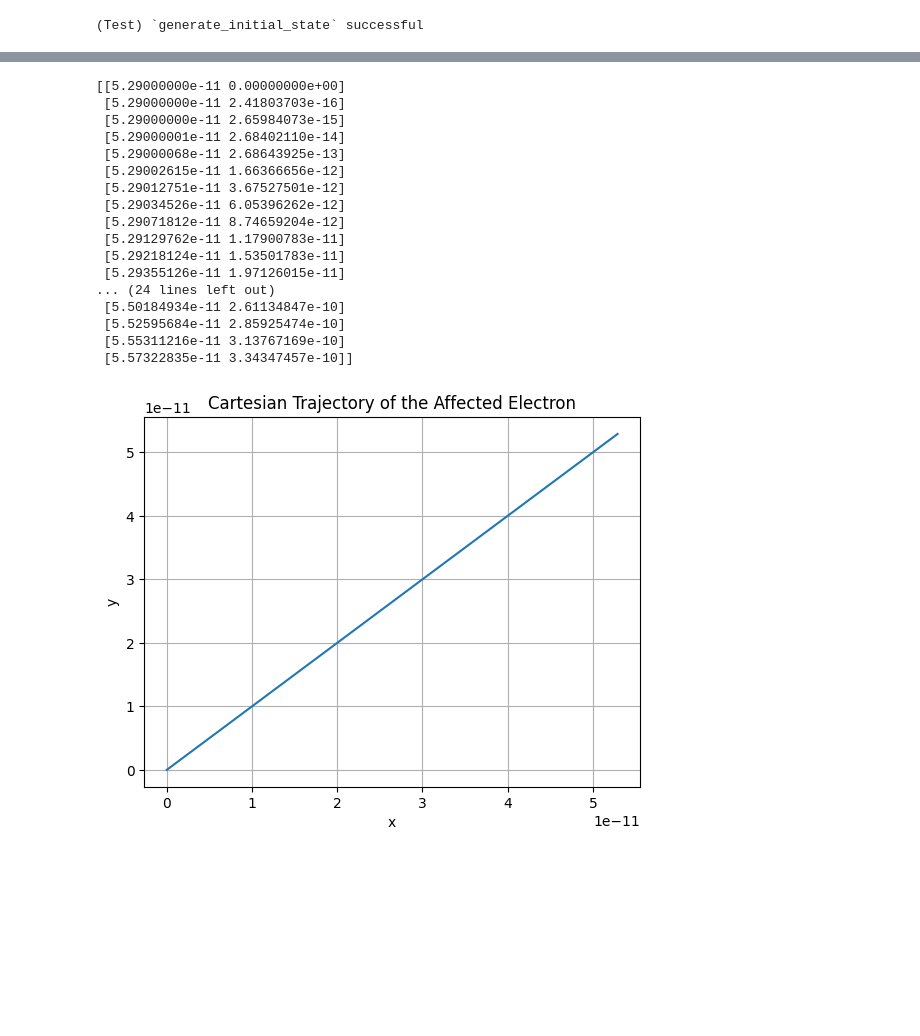
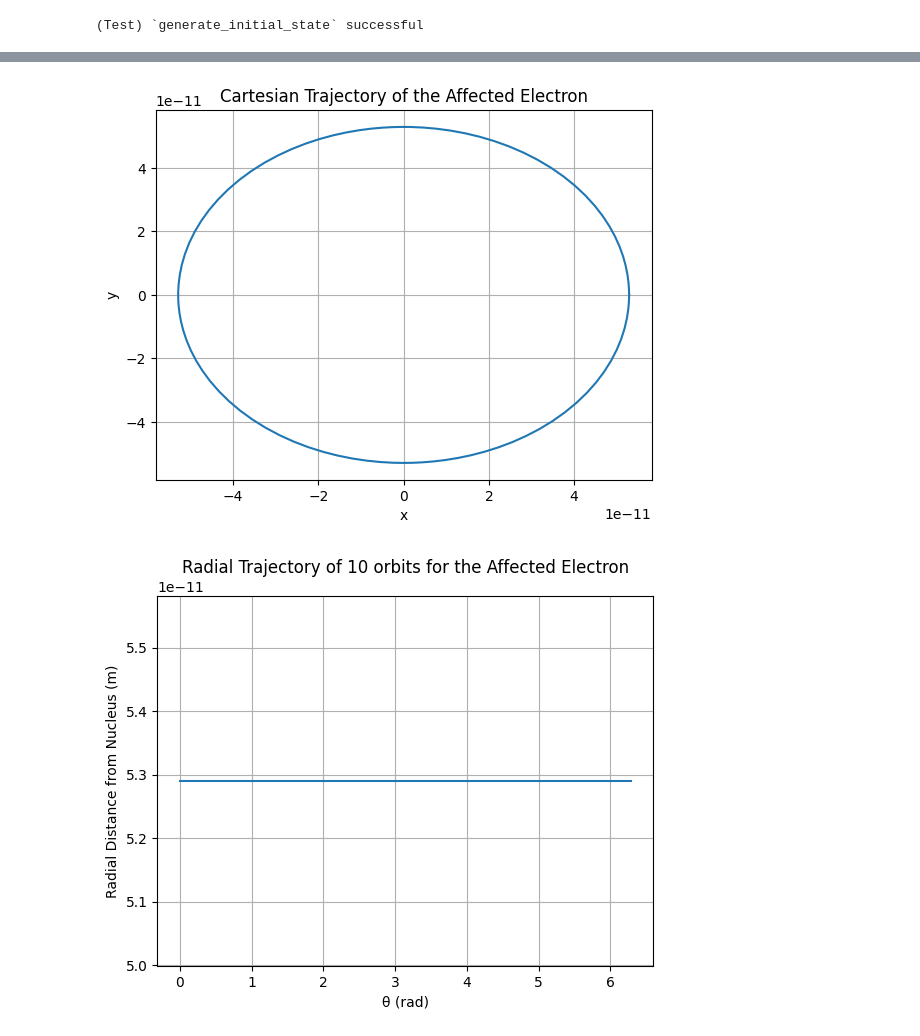
Before and after one commit to mufaro3/physics-210, a Jupyter notebook: Projects/Project 2.ipynb, the cells around one changed output, grey strips where cells are left out. Saved outputs shown, nothing was run; the diff lists cells and outputs as text; code cells hidden in the pictures; blank space fills up the shorter version.

```diff
--- a/Projects/Project 2.ipynb
+++ b/Projects/Project 2.ipynb
@@ -190,14 +263,19 @@ test_get_electron()
 # %%
-def generate_initial_state(n, incidence_angle=None):
+def generate_initial_state(num_electrons, incidence_angle=None):
     """
     Produces the initial state to match the number
     of electrons and the incidence angle
     """
-    state = np.zeros(4 * (n + 1))
-    dtheta = 2 * np.pi / (n + 1)
-    for i, theta in enumerate(np.linspace(0, 2 * np.pi, n + 1, endpoint=False)):
-        pos = r0 * np.array([ np.cos(theta), np.sin(theta)])
-        vel = v0 * np.array([-np.sin(theta), np.cos(theta)])
+    radius, velocity, period = calculate_starting_values(num_electrons)
+
+    if num_electrons <= 0:
+        raise ValueError('num_electrons must be a natural number')
+
+    state = np.zeros(4 * num_electrons)
+    dtheta = 2 * np.pi / num_electrons
+    for i, theta in enumerate(np.linspace(0, 2 * np.pi, num_electrons, endpoint=False)):
+        pos = radius * np.array([ np.cos(theta), np.sin(theta)])
+        vel = velocity * np.array([-np.sin(theta), np.cos(theta)])
         set_state_index(state, i, pos, vel)
 
     # apply an incidence angle to the interest electron
@@ -208,6 +286,6 @@ def generate_initial_state(n, incidence_angle=None):
         state[2] = rotated[0]
         state[3] = rotated[1]
 
-    return state
+    return state, period
 # %%
 def test_generate_initial_state():
@@ -391,48 +500,48 @@ def calculate(n, angle, num_periods=NUM_PERIODS, rtol=1e-9, atol=1e-9):
     return results
 # %%
 def test_calculation_raw():
-    trivial_state = generate_initial_state(0, 0)
+    trivial_state, period = generate_initial_state(1, 0)
 
     def diff_eqns(t, state):
         state_delta = np.zeros_like(state)
         electron = get_electron(state, 0)
         net_force = calculate_coulomb_force(electron.pos, attract=True)
+
         accel = net_force / m
         set_state_index(state_delta, 0, electron.vel, accel)
 
         return state_delta
 
-    calculation = solve_ivp(diff_eqns, (0, PERIOD), trivial_state, rtol=1e-9, atol=1e-9)
-    electron = get_electron(calculation.y, 0)
-
-    pos = electron.pos.transpose()
-    vel = electron.vel.transpose()
-    radial_pos = cartesian_to_polar(pos)
+    calculation = solve_ivp(diff_eqns, (0, period), trivial_state, rtol=1e-9, atol=1e-9)
+    electron = get_electron_calculation(calculation.y, 0)
+    radial_pos = cartesian_to_polar(electron.pos)
 
     plt.figure()
-    plt.plot(pos[0], pos[1])
+    plt.plot(electron.pos[0], electron.pos[1])
     plt.xlabel('x')
     plt.ylabel('y')
     plt.title(f'Cartesian Trajectory of the Affected Electron')
     plt.grid(True)
+    plt.show()
+
+    plt.figure()
+    plt.plot(radial_pos[1], smooth(radial_pos[0], rtol=1e-6))
+    plt.xlabel('θ (rad)')
+    plt.ylabel('Radial Distance from Nucleus (m)')
+    plt.title(f'Radial Trajectory of 10 orbits for the Affected Electron')
+    plt.grid(True)
+    plt.show()
+
+    plt.figure()
+    speed = magnitudes(electron.vel.transpose())
+    plt.plot(calculation.t, smooth(speed, rtol=1e-6))
+    plt.xlabel('Time (s)')
+    plt.ylabel('Speed (m/s)')
+    plt.title(f'Speed vs. Time')
+    plt.grid(True)
+    plt.show()
 
 test_calculation_raw()
 # %% [output]
-[[5.29000000e-11 0.00000000e+00]
- [5.29000000e-11 2.41803703e-16]
- [5.29000000e-11 2.65984073e-15]
- [5.29000001e-11 2.68402110e-14]
- [5.29000068e-11 2.68643925e-13]
- [5.29002615e-11 1.66366656e-12]
- [5.29012751e-11 3.67527501e-12]
- [5.29034526e-11 6.05396262e-12]
- [5.29071812e-11 8.74659204e-12]
- [5.29129762e-11 1.17900783e-11]
- [5.29218124e-11 1.53501783e-11]
- [5.29355126e-11 1.97126015e-11]
-... (24 lines left out)
- [5.50184934e-11 2.61134847e-10]
- [5.52595684e-11 2.85925474e-10]
- [5.55311216e-11 3.13767169e-10]
- [5.57322835e-11 3.34347457e-10]]
-[figure, old version]
+[figure, new version]
+[figure, added]
```
Also changed, not shown: parts of 26 cells of this notebook, 1 other file.
